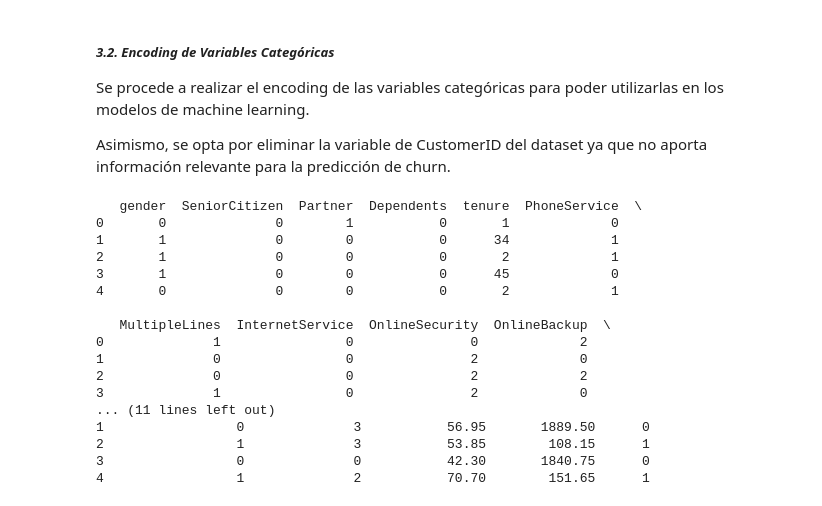
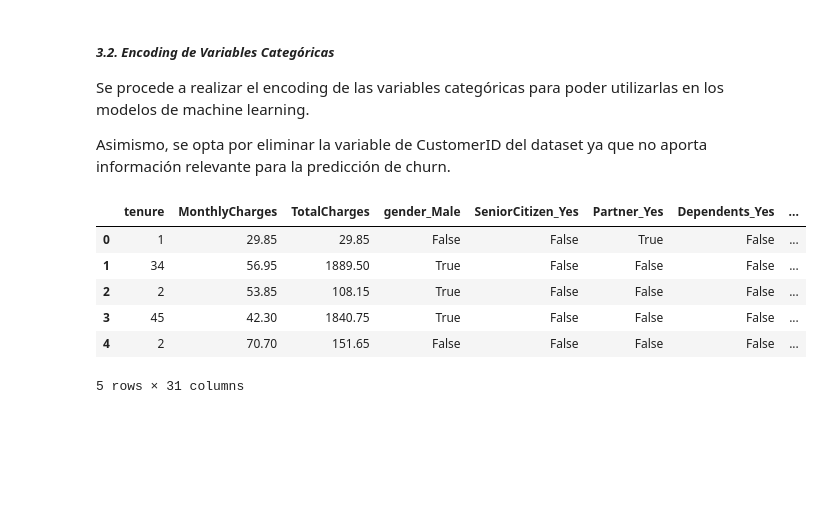
Before and after one commit to stefanoaragoni/CC31062024_Proyecto1, a Jupyter notebook: proyecto1.ipynb, the cells around one changed output. Saved outputs shown, nothing was run; the diff lists cells and outputs as text; code cells hidden in the pictures; blank space fills up the shorter version.

```diff
--- a/proyecto1.ipynb
+++ b/proyecto1.ipynb
@@ -637,33 +638,19 @@ Asimismo, se opta por eliminar la variable de CustomerID del dataset ya que no a
 # %%
 # Preprocesamiento de Datos
 
 # Eliminación de columnas innecesarias
-df = df.drop(columns=['customerID'])                                    # Se eliminan las columnas 'customerID'
+df = df.drop(columns=['customerID'])                        # Se eliminan las columnas 'customerID'
 
-# Encoding de columnas categóricas
-categorical_columns = df.select_dtypes(include=['object']).columns      # Se obtienen las columnas categóricas
-label_encoders = {}                                                     # Se crea un diccionario para almacenar los LabelEncoders
+# Encoding de columnas categóricas (Dummies)
+df = pd.get_dummies(df, drop_first=True)                    # Se convierten las columnas categóricas a dummies
+df.rename(columns={'Churn_Yes': 'Churn'}, inplace=True)     # Se renombra la columna 'Churn_Yes' a 'Churn'
 
-for col in categorical_columns:                                         # Se itera sobre las columnas categóricas
-    label_encoders[col] = LabelEncoder()                                # Se crea un LabelEncoder
-    df[col] = label_encoders[col].fit_transform(df[col])                # Se transforma la columna
-
-print(df.head())
+df.head()                                                   # Se visualizan los primeros registros
 # %% [output]
+|  | tenure | MonthlyCharges | TotalCharges | gender_Male | SeniorCitizen_Yes | Partner_Yes | Dependents_Yes | ... |
+| 0 | 1 | 29.85 | 29.85 | False | False | True | False | ... |
+| 1 | 34 | 56.95 | 1889.50 | True | False | False | False | ... |
+| 2 | 2 | 53.85 | 108.15 | True | False | False | False | ... |
+| 3 | 45 | 42.30 | 1840.75 | True | False | False | False | ... |
+| 4 | 2 | 70.70 | 151.65 | False | False | False | False | ... |
-   gender  SeniorCitizen  Partner  Dependents  tenure  PhoneService  \
-0       0              0        1           0       1             0
-1       1              0        0           0      34             1
-2       1              0        0           0       2             1
-3       1              0        0           0      45             0
-4       0              0        0           0       2             1
-
-   MultipleLines  InternetService  OnlineSecurity  OnlineBackup  \
-0              1                0               0             2
-1              0                0               2             0
-2              0                0               2             2
-3              1                0               2             0
-... (11 lines left out)
-1                 0              3           56.95       1889.50      0
-2                 1              3           53.85        108.15      1
-3                 0              0           42.30       1840.75      0
-4                 1              2           70.70        151.65      1
+5 rows × 31 columns
```
Also changed, not shown: parts of 30 cells of this notebook.
